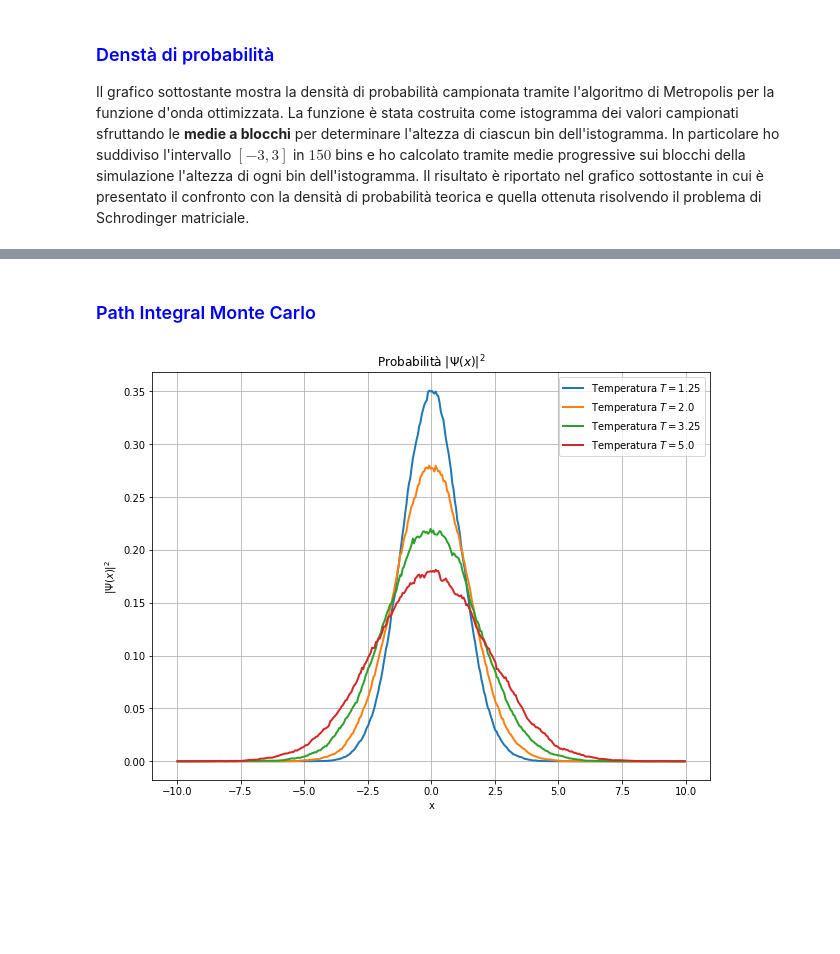
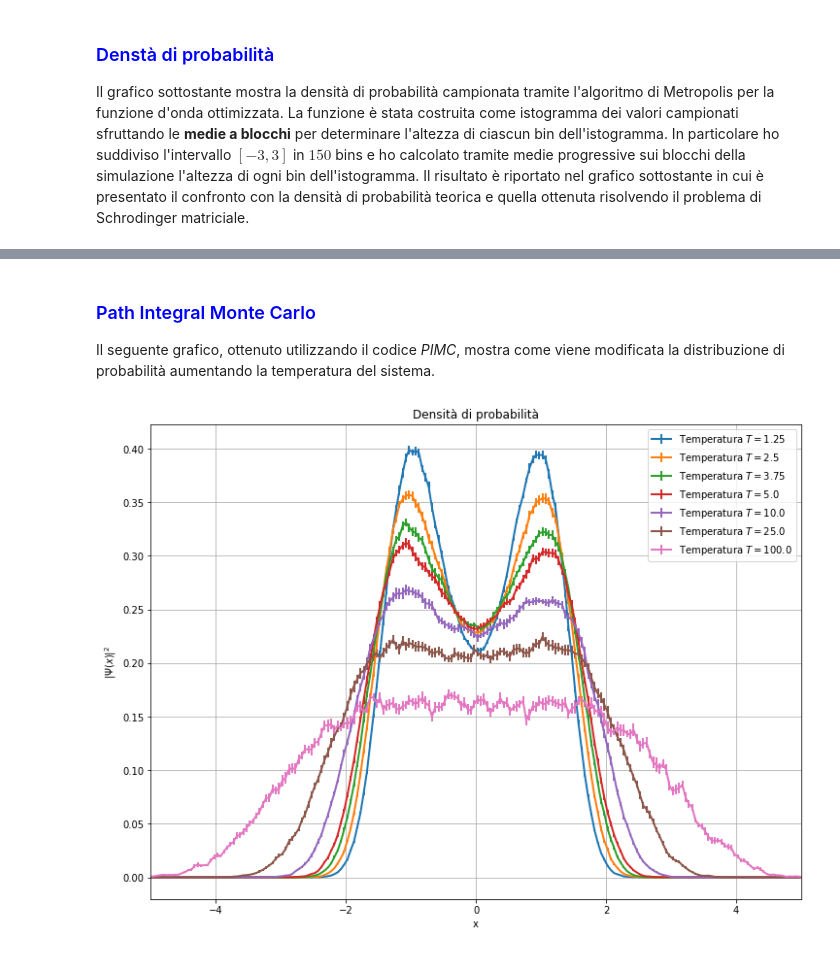
Before and after one commit to danidimic/NSL-exercise, a Jupyter notebook: LSN_Exercise_08/LSN_Exercise_08.ipynb, the cells around one changed output, grey strips where cells are left out. Saved outputs shown, nothing was run; the diff lists cells and outputs as text; code cells hidden in the pictures; blank space fills up the shorter version.

```diff
--- a/LSN_Exercise_08/LSN_Exercise_08.ipynb
+++ b/LSN_Exercise_08/LSN_Exercise_08.ipynb
@@ -181,0 +225,30 @@ plt.show()
+# %%
+imagT = [8.0, 3.0, 1.0, 0.5, 0.25]
+fig=plt.figure(figsize=(20, 10))
+
+plt.subplot(121) #funzione d'onda costante
+for i in range(len(imagT)):
+    lab = 'Imaginary time $t=' + str(imagT[i]) + '$'
+    t, V, err = np.loadtxt('Files/PIGS/imagTimeCost/potential_' + str(imagT[i]) + '.dat', unpack=True)
+    plt.plot(t, V,  label=lab, lw=2)
+
+plt.title("Energia potenziale, $\Psi(x)=1$")
+plt.xlabel("#timeslices")
+plt.ylabel("Energia")
+plt.legend(loc='best')
+plt.grid(True)
+
+imagT = [8.0, 0.5, 0.25, 0.1, 0.05]
+plt.subplot(122) #funzione d'onda trial
+for i in range(len(imagT)):
+    lab = 'Imaginary time $t=' + str(imagT[i]) + '$'
+    t, V, err = np.loadtxt('Files/PIGS/imagTimeTrial/potential_' + str(imagT[i]) + '.dat', unpack=True)
+    plt.plot(t, V,  label=lab, lw=2)
+
+plt.title("Energia potenziale, $\Psi_T(\mu, \sigma)$")
+plt.xlabel("#timeslices")
+plt.ylabel("Energia")
+plt.legend(loc='best')
+plt.grid(True)
+
+plt.show()
@@ -182,21 +257,22 @@ plt.show()
 # %% [markdown]
 ### <font color='blue'> Path Integral Monte Carlo </font>
+Il seguente grafico, ottenuto utilizzando il codice *PIMC*, mostra come viene modificata la distribuzione di probabilità aumentando la temperatura del sistema.
 # %%
-T = [1.25, 2.0, 3.25, 5.0]
-fig=plt.figure(figsize=(10,7.5))
+T = [1.25, 2.5, 3.75, 5.0, 10.0, 25.0, 100.0]
+fig=plt.figure(figsize=(12,9))
 
 for i in range(len(T)):
     lab = 'Temperatura $T=' + str(T[i]) + '$'
     #probabilità in funzione della temperatura
     x, psi, err = np.loadtxt('Files/PIMC/probability_' + str(T[i]) + '.dat', unpack=True)
-    #plt.errorbar(x, psi, yerr=err, label=lab, lw=2.5)
-    plt.plot(x, psi, label=lab, lw=2)
+    plt.errorbar(x, psi, yerr=err, label=lab, lw=2)
 
-plt.title("Probabilità $|\Psi(x)|^2$")
+plt.title("Densità di probabilità")
+plt.xlim(-5,5)
 plt.xlabel("x")
 plt.ylabel("$|\Psi(x)|^2$")
 plt.legend()
 plt.grid(True)
 plt.show()
 # %% [output]
-[figure, old version]
+[figure, new version]
```
Also changed, not shown: parts of 11 cells of this notebook, 30 other files.
